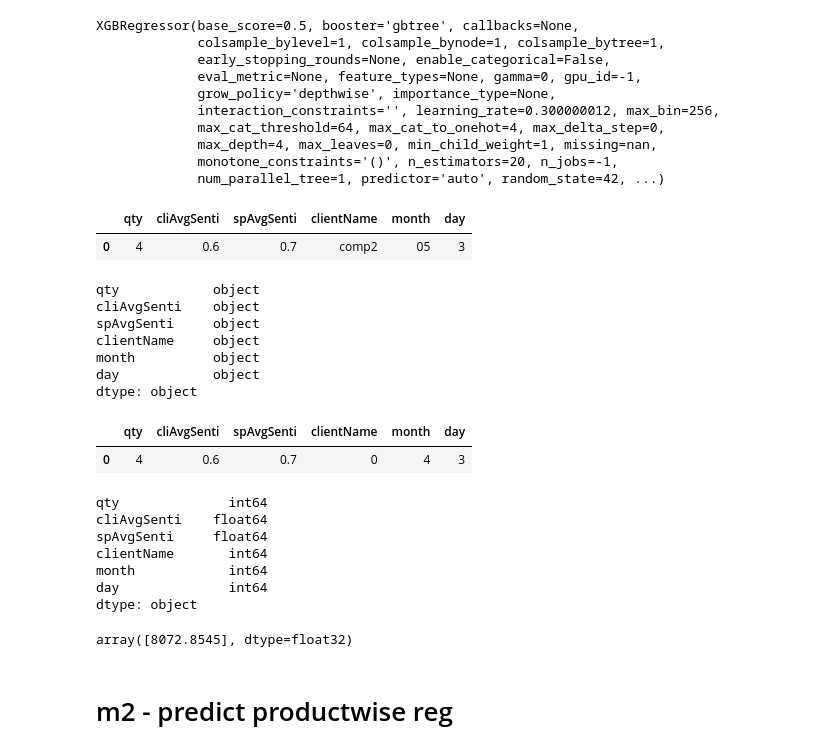
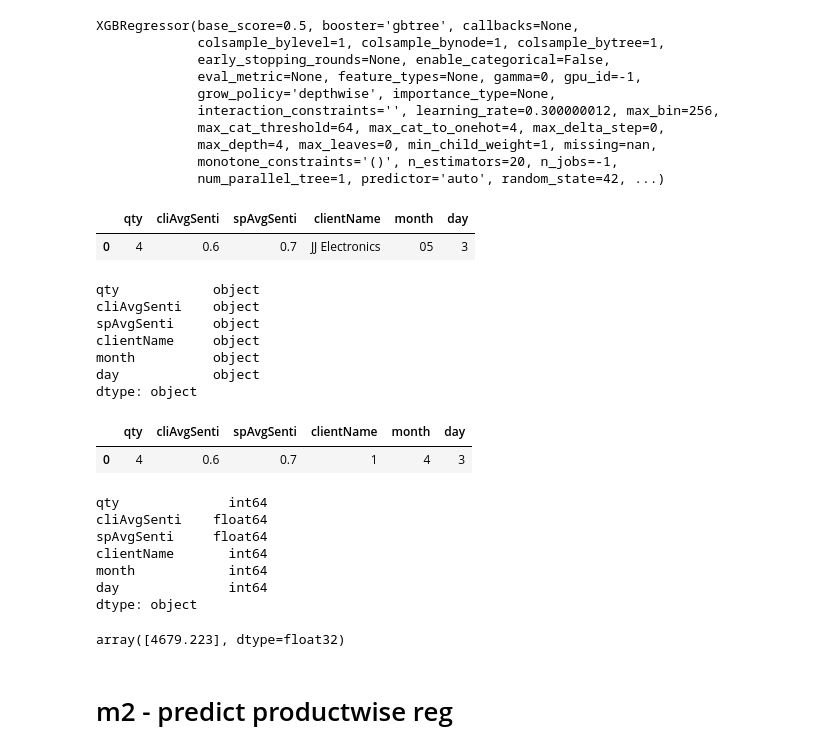
Before and after one commit to Learning2Code75/DLOM, a Jupyter notebook: 2_tries/dlom-server-ml/ml-dev/text-classif.ipynb, the cells around one changed output. Saved outputs shown, nothing was run; the diff lists cells and outputs as text; code cells hidden in the pictures.

```diff
--- a/2_tries/dlom-server-ml/ml-dev/text-classif.ipynb
+++ b/2_tries/dlom-server-ml/ml-dev/text-classif.ipynb
@@ -1167,12 +1185,12 @@ clientName_oe_loaded = pickle.load(open('clientName_oe.pkl','rb'))
 month_oe_loaded = pickle.load(open('month_oe.pkl','rb'))
 day_oe_loaded = pickle.load(open('day_oe.pkl','rb'))
 # %%
-test_m1_input = np.array([int(4),float(0.6),float(0.7),'comp2','05','3']).reshape(1,6)
+test_m1_input = np.array([int(4),float(0.6),float(0.7),'JJ Electronics','05','3']).reshape(1,6)
 test_m1_input_df = pd.DataFrame(test_m1_input,columns=['qty','cliAvgSenti','spAvgSenti','clientName','month','day'])
 test_m1_input_df
 # %% [output]
 |  | qty | cliAvgSenti | spAvgSenti | clientName | month | day |
-| 0 | 4 | 0.6 | 0.7 | comp2 | 05 | 3 |
+| 0 | 4 | 0.6 | 0.7 | JJ Electronics | 05 | 3 |
 # %%
 test_m1_input_df.dtypes
 # %% [output]
@@ -1191,7 +1209,7 @@ test_m1_input_df_transformed =pd.concat([test_m1_input_df.drop(columns=['clientN
 test_m1_input_df_transformed
 # %% [output]
 |  | qty | cliAvgSenti | spAvgSenti | clientName | month | day |
-| 0 | 4 | 0.6 | 0.7 | 0 | 4 | 3 |
+| 0 | 4 | 0.6 | 0.7 | 1 | 4 | 3 |
 # %%
 test_m1_input_df_transformed['qty'] = test_m1_input_df_transformed['qty'].astype(int)
 test_m1_input_df_transformed['cliAvgSenti'] = test_m1_input_df_transformed['cliAvgSenti'].astype(float)
@@ -1209,7 +1227,7 @@ dtype: object
 # %%
 m1_loaded.predict(test_m1_input_df_transformed)
 # %% [output]
-array([8072.8545], dtype=float32)
+array([4679.223], dtype=float32)
 # %% [markdown]
 # m2 - predict productwise reg
 # %%
```
Also changed, not shown: parts of 51 cells of this notebook, 24 other files.
